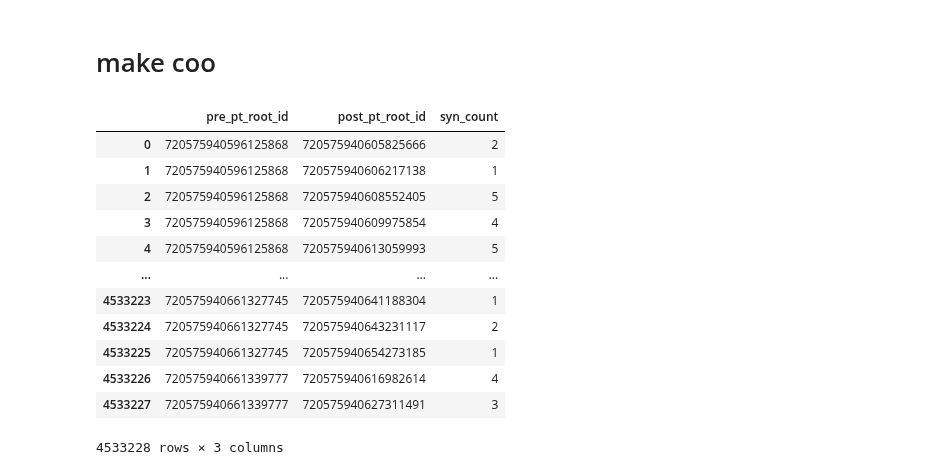
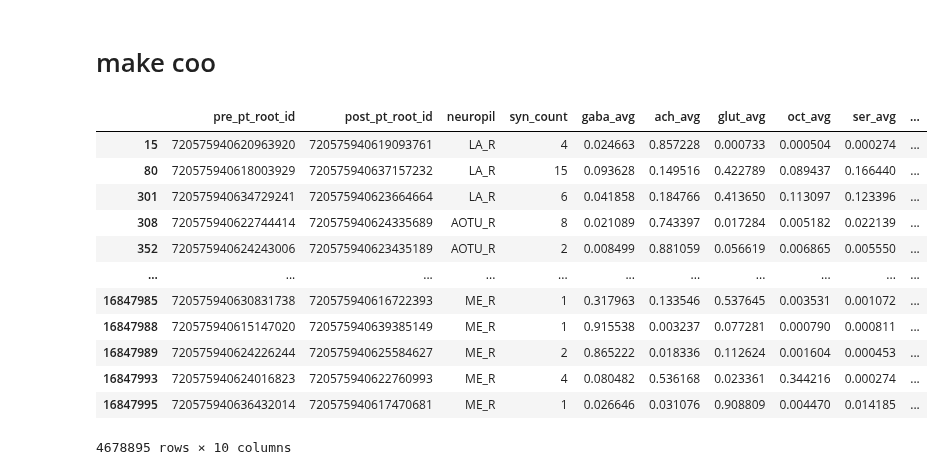
Before and after one commit to YijieYin/connectome_data_prep, a Jupyter notebook: adult_prepare_connectome_optic_right.ipynb, the cells around one changed output. Saved outputs shown, nothing was run; the diff lists cells and outputs as text; code cells hidden in the pictures.

```diff
--- a/adult_prepare_connectome_optic_right.ipynb
+++ b/adult_prepare_connectome_optic_right.ipynb
@@ -36,4 +36,5 @@ endocrine                80
 Name: count, dtype: int64
 # %%
 optic = info[info.super_class.isin(
-    ['visual_projection', 'visual_centrifugal', 'optic'])]
+    ['visual_projection', 'visual_centrifugal', 'optic','sensory'])]
+optic.columns
@@ -40,3 +62,9 @@ optic = info[info.super_class.isin(
+# %%
+# to get the relevant neurons
+# it is not sensory
+optic = optic[(optic.super_class != 'sensory') |
+              # or visual sensory
+               ((optic.super_class == 'sensory') & (optic.cell_class == 'visual'))]
 # %%
 # where are the cell types?
 optic[['cell_type','hemibrain_type']].isna().value_counts()
@@ -248,26 +246,22 @@ nt_value = {'acetylcholine': 1,
 # %%
 rhs_visual = set(optic.root_id[optic.side == 'right'])
 # keep connections between RHS visual neurons (optic, visual_projection, visual_centrifugal);
 conn = conn_full[(conn_full.pre_pt_root_id.isin(rhs_visual) & conn_full.post_pt_root_id.isin(rhs_visual)) |
-            # and those upstream of RHS 'optic' neurons, in the RHS neuropils
-            ((conn_full.post_pt_root_id.isin(optic.root_id[(optic.super_class == 'optic') & (optic.side == 'right')])) & (conn_full.neuropil.str.contains('_R$')))]
+            # and those upstream of RHS 'optic' and 'sensory' neurons, in the RHS neuropils
+                 ((conn_full.post_pt_root_id.isin(optic.root_id[(optic.super_class.isin(['optic', 'sensory'])) & (optic.side == 'right')])) & (conn_full.neuropil.str.contains('_R$')))]
 # keep in mind that no neuron here is guaranteed to have all their upstream partners in conn
-
-# sym synapse numbers across neuropils
-conn = conn.groupby(['pre_pt_root_id', 'post_pt_root_id']
-                    ).syn_count.sum().reset_index()
 conn
 # %% [output]
-|  | pre_pt_root_id | post_pt_root_id | syn_count |
-| 0 | 720575940596125868 | 720575940605825666 | 2 |
-| 1 | 720575940596125868 | 720575940606217138 | 1 |
-| 2 | 720575940596125868 | 720575940608552405 | 5 |
-| 3 | 720575940596125868 | 720575940609975854 | 4 |
-| 4 | 720575940596125868 | 720575940613059993 | 5 |
-| ... | ... | ... | ... |
-| 4533223 | 720575940661327745 | 720575940641188304 | 1 |
-| 4533224 | 720575940661327745 | 720575940643231117 | 2 |
-| 4533225 | 720575940661327745 | 720575940654273185 | 1 |
-| 4533226 | 720575940661339777 | 720575940616982614 | 4 |
-| 4533227 | 720575940661339777 | 720575940627311491 | 3 |
+|  | pre_pt_root_id | post_pt_root_id | neuropil | syn_count | gaba_avg | ach_avg | glut_avg | oct_avg | ser_avg | ... |
+| 15 | 720575940620963920 | 720575940619093761 | LA_R | 4 | 0.024663 | 0.857228 | 0.000733 | 0.000504 | 0.000274 | ... |
+| 80 | 720575940618003929 | 720575940637157232 | LA_R | 15 | 0.093628 | 0.149516 | 0.422789 | 0.089437 | 0.166440 | ... |
+| 301 | 720575940634729241 | 720575940623664664 | LA_R | 6 | 0.041858 | 0.184766 | 0.413650 | 0.113097 | 0.123396 | ... |
+| 308 | 720575940622744414 | 720575940624335689 | AOTU_R | 8 | 0.021089 | 0.743397 | 0.017284 | 0.005182 | 0.022139 | ... |
+| 352 | 720575940624243006 | 720575940623435189 | AOTU_R | 2 | 0.008499 | 0.881059 | 0.056619 | 0.006865 | 0.005550 | ... |
+| ... | ... | ... | ... | ... | ... | ... | ... | ... | ... | ... |
+| 16847985 | 720575940630831738 | 720575940616722393 | ME_R | 1 | 0.317963 | 0.133546 | 0.537645 | 0.003531 | 0.001072 | ... |
+| 16847988 | 720575940615147020 | 720575940639385149 | ME_R | 1 | 0.915538 | 0.003237 | 0.077281 | 0.000790 | 0.000811 | ... |
+| 16847989 | 720575940624226244 | 720575940625584627 | ME_R | 2 | 0.865222 | 0.018336 | 0.112624 | 0.001604 | 0.000453 | ... |
+| 16847993 | 720575940624016823 | 720575940622760993 | ME_R | 4 | 0.080482 | 0.536168 | 0.023361 | 0.344216 | 0.000274 | ... |
+| 16847995 | 720575940636432014 | 720575940617470681 | ME_R | 1 | 0.026646 | 0.031076 | 0.908809 | 0.004470 | 0.014185 | ... |
-4533228 rows × 3 columns
+4678895 rows × 10 columns
```
Also changed, not shown: parts of 20 cells of this notebook, 2 other files.
